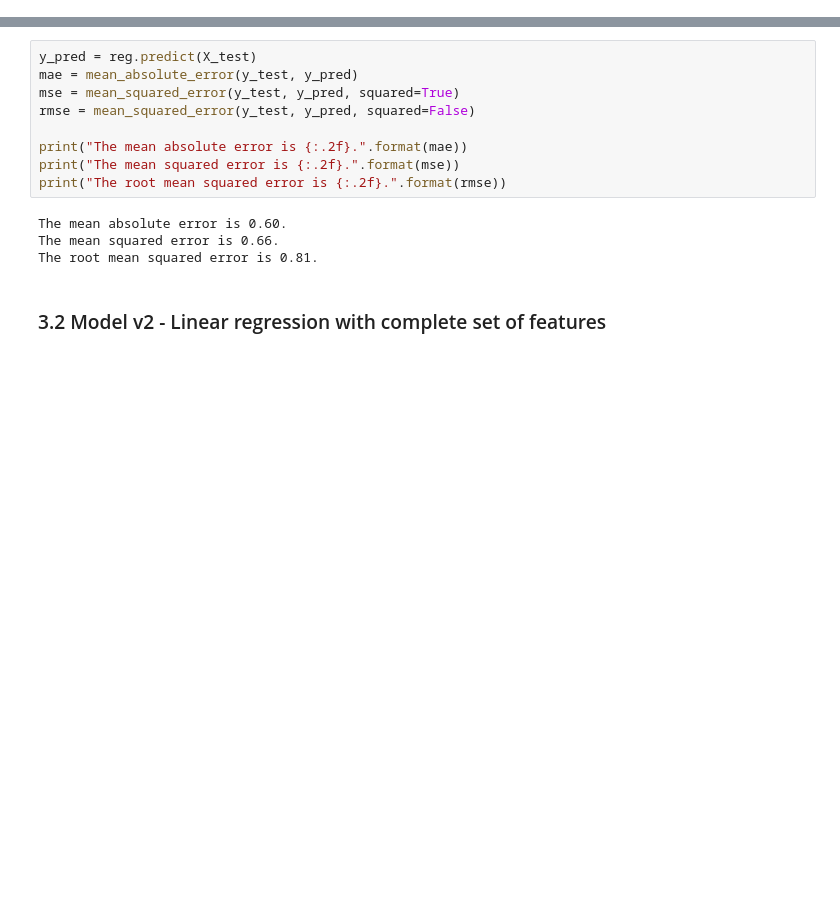
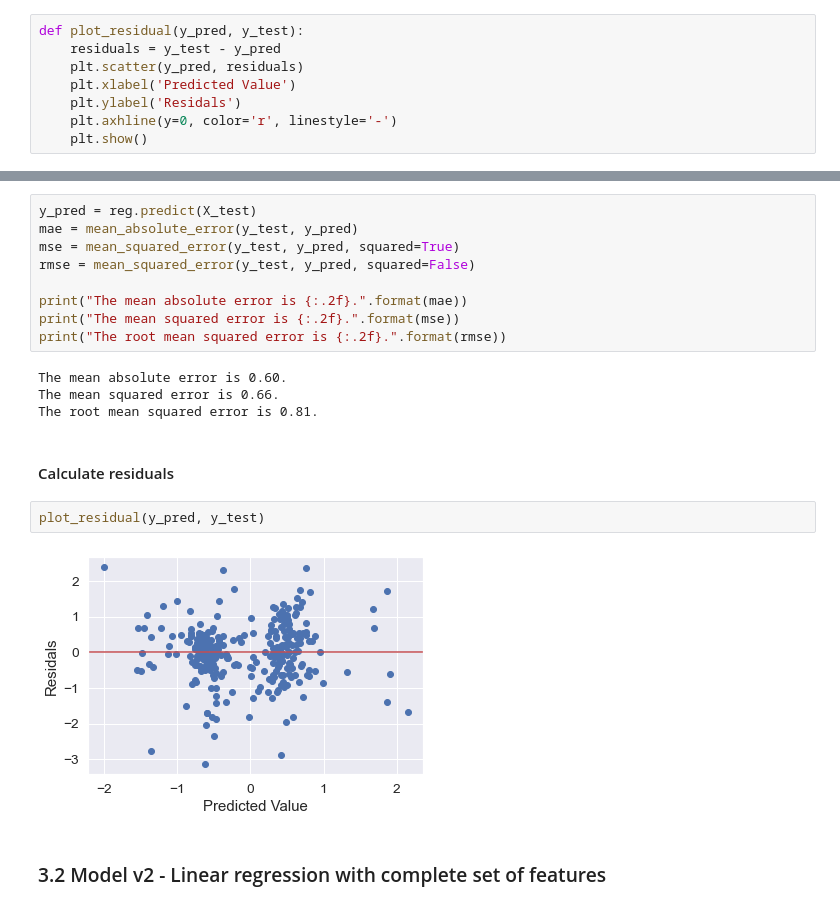
Before and after one commit to Sean-Koval/207-project-home-price, a Jupyter notebook: notebooks/baseline.ipynb, the cells around one changed output, grey strips where cells are left out. Cells and saved outputs as stored; diff of their text form; blank space fills up the shorter version.

Commit message:
Add residual plots

```diff
--- a/notebooks/baseline.ipynb
+++ b/notebooks/baseline.ipynb
@@ -400,6 +400,14 @@ house_test = handle_missing_data(house_test,
 house_test = custom_feature_engineering(house_test)
 # %% [markdown]
 ## 3.0 Model building
+# %%
+def plot_residual(y_pred, y_test):
+    residuals = y_test - y_pred
+    plt.scatter(y_pred, residuals)
+    plt.xlabel('Predicted Value')
+    plt.ylabel('Residals')
+    plt.axhline(y=0, color='r', linestyle='-')
+    plt.show()
 # %% [markdown]
 ### 3.1 Model v1 - Simple linear regression
 
@@ -436,6 +443,12 @@ print("The root mean squared error is {:.2f}.".format(rmse))
 The mean absolute error is 0.60.
 The mean squared error is 0.66.
 The root mean squared error is 0.81.
+# %% [markdown]
+#### Calculate residuals
+# %%
+plot_residual(y_pred, y_test)
+# %% [output]
+[figure, added]
 # %% [markdown]
 ### 3.2 Model v2 - Linear regression with complete set of features
 # %%
```
Also changed, not shown: parts of 8 cells of this notebook.
